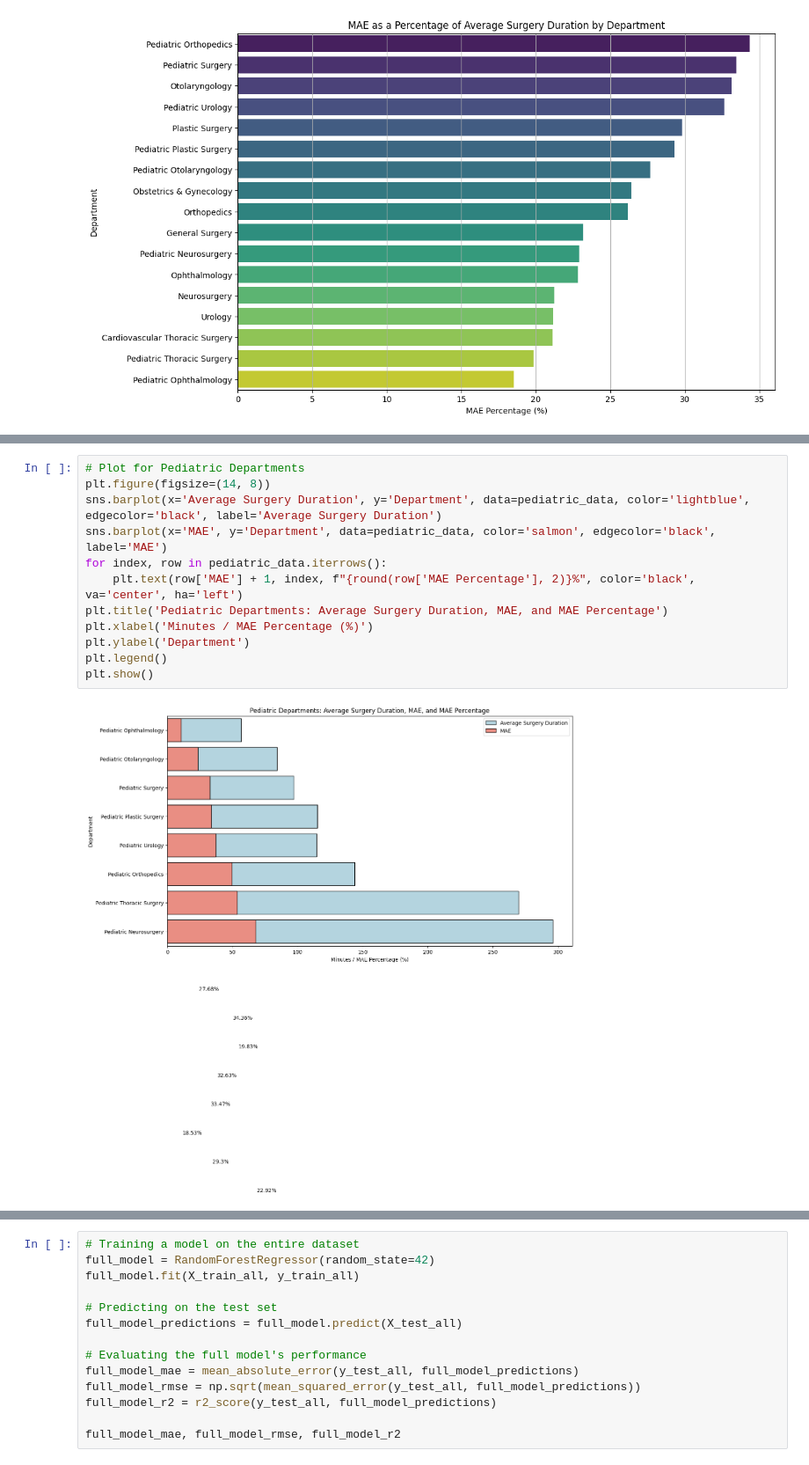
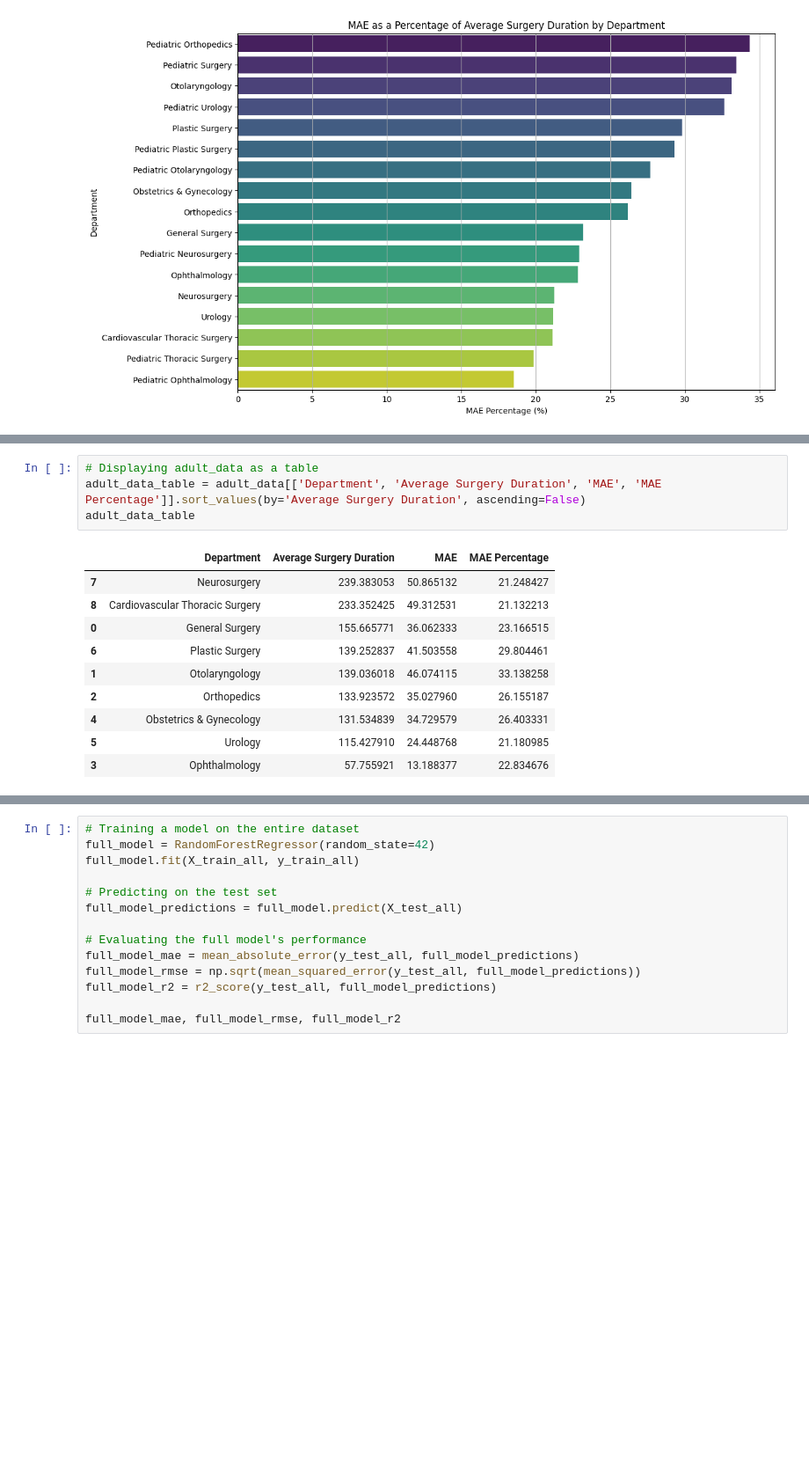
Before and after one commit to devguno/Surgical-Duration-Prediction, a Jupyter notebook: 1129_2.ipynb, the cells around one changed output, grey strips where cells are left out. Shown: that part at 88% size. Drawn from its saved outputs; the diff is of its cells as text; blank space fills up the shorter version.

```diff
--- a/1129_2.ipynb
+++ b/1129_2.ipynb
@@ -281,14 +297,15 @@ plt.show()
-# %%
-# Plot for Pediatric Departments
-plt.figure(figsize=(14, 8))
-sns.barplot(x='Average Surgery Duration', y='Department', data=pediatric_data, color='lightblue', edgecolor='black', label='Average Surgery Duration')
-sns.barplot(x='MAE', y='Department', data=pediatric_data, color='salmon', edgecolor='black', label='MAE')
-for index, row in pediatric_data.iterrows():
-    plt.text(row['MAE'] + 1, index, f"{round(row['MAE Percentage'], 2)}%", color='black', va='center', ha='left')
-plt.title('Pediatric Departments: Average Surgery Duration, MAE, and MAE Percentage')
-plt.xlabel('Minutes / MAE Percentage (%)')
-plt.ylabel('Department')
-plt.legend()
-plt.show()
-# %% [output]
-[figure, removed]
+# %%
+# Displaying adult_data as a table
+adult_data_table = adult_data[['Department', 'Average Surgery Duration', 'MAE', 'MAE Percentage']].sort_values(by='Average Surgery Duration', ascending=False)
+adult_data_table
+# %% [output]
+|  | Department | Average Surgery Duration | MAE | MAE Percentage |
+| 7 | Neurosurgery | 239.383053 | 50.865132 | 21.248427 |
+| 8 | Cardiovascular Thoracic Surgery | 233.352425 | 49.312531 | 21.132213 |
+| 0 | General Surgery | 155.665771 | 36.062333 | 23.166515 |
+| 6 | Plastic Surgery | 139.252837 | 41.503558 | 29.804461 |
+| 1 | Otolaryngology | 139.036018 | 46.074115 | 33.138258 |
+| 2 | Orthopedics | 133.923572 | 35.027960 | 26.155187 |
+| 4 | Obstetrics & Gynecology | 131.534839 | 34.729579 | 26.403331 |
+| 5 | Urology | 115.427910 | 24.448768 | 21.180985 |
+| 3 | Ophthalmology | 57.755921 | 13.188377 | 22.834676 |
```
Also changed, not shown: parts of 7 cells of this notebook.
